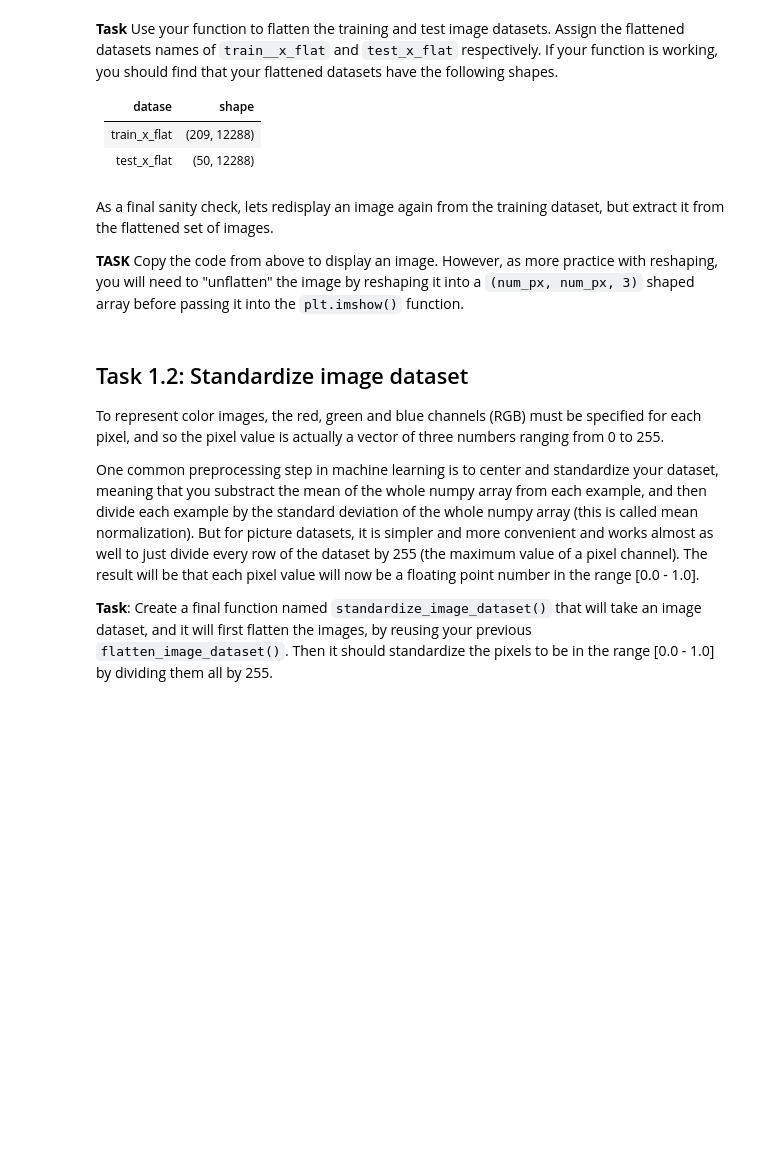
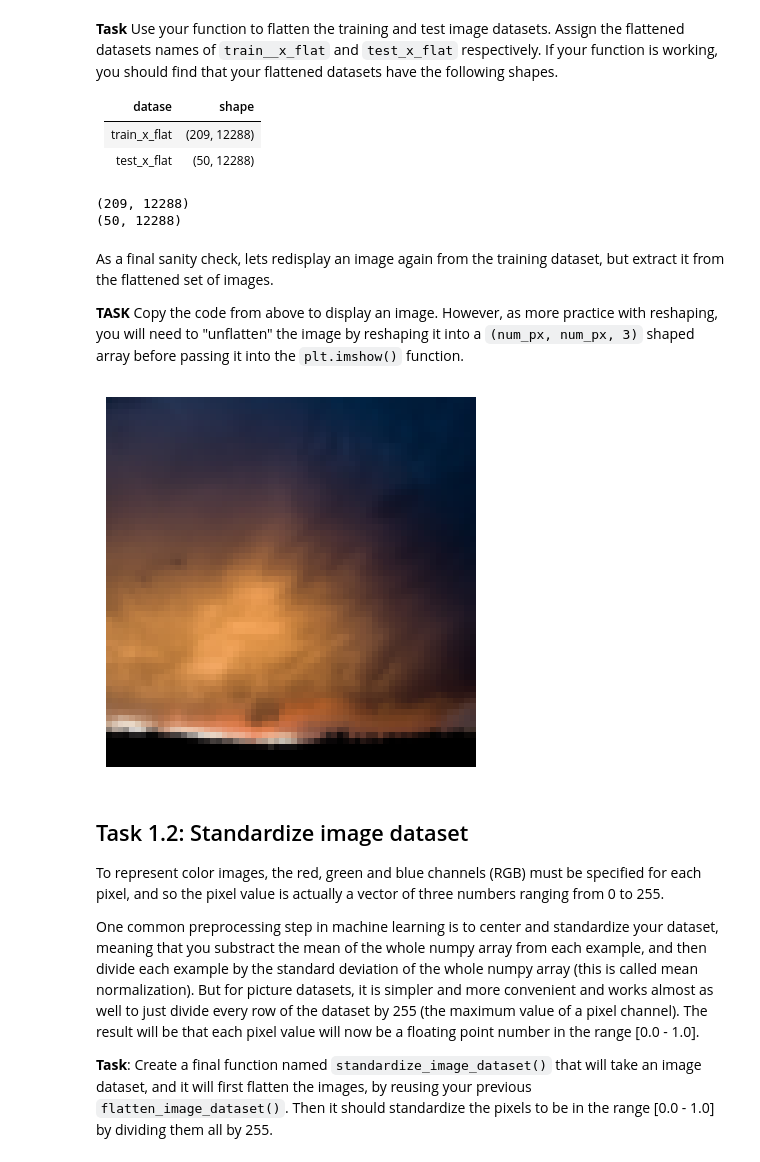
Before and after one commit to deveciozlem/assg02, a Jupyter notebook: notebooks/Assg-02-Logistic-Regression-Gradient-Descent.ipynb, the cells around one changed output. Drawn from its saved outputs; the diff is of its cells as text; code cells hidden in the pictures; blank space fills up the shorter version.

Commit message:
Task 1.1 Updated - Flatten image datasets and add display sanity check

```diff
--- a/notebooks/Assg-02-Logistic-Regression-Gradient-Descent.ipynb
+++ b/notebooks/Assg-02-Logistic-Regression-Gradient-Descent.ipynb
@@ -222,6 +216,15 @@ datasets have the following shapes.
 ### Flatten the image datasets using your function.  Create the asked for
 ### named variables.  Verify that the shapes of the flattened datasets are
 ### what you expect here.
+
+train_x_flat = flatten_image_dataset(train_x_orig)
+test_x_flat  = flatten_image_dataset(test_x_orig)
+
+print(train_x_flat.shape)
+print(test_x_flat.shape)
+# %% [output]
+(209, 12288)
+(50, 12288)
 # %% [markdown]
 As a final sanity check, lets redisplay an image again from the training dataset,
 but extract it from the flattened set of images.
@@ -232,8 +235,17 @@ with reshaping, you will need to "unflatten" the image by reshaping it into a
 # %%
 ### Copy the code to extract an image and display it, from the
 ### tensor of flattened pictures.  But before calling
 ### imshow, you will need to "unflatten" the image again
 # Example of a picture
+idx = 0
+num_px = train_x_orig.shape[1]
+img = train_x_flat[idx].reshape(num_px, num_px, 3)
+
+plt.imshow(img.astype("float32") / 255.)
+plt.axis("off")
+plt.show()
+# %% [output]
+[figure, added]
 # %% [markdown]
 ## Task 1.2: Standardize image dataset
 
```
Also changed, not shown: parts of 8 cells of this notebook, 1 other file.
